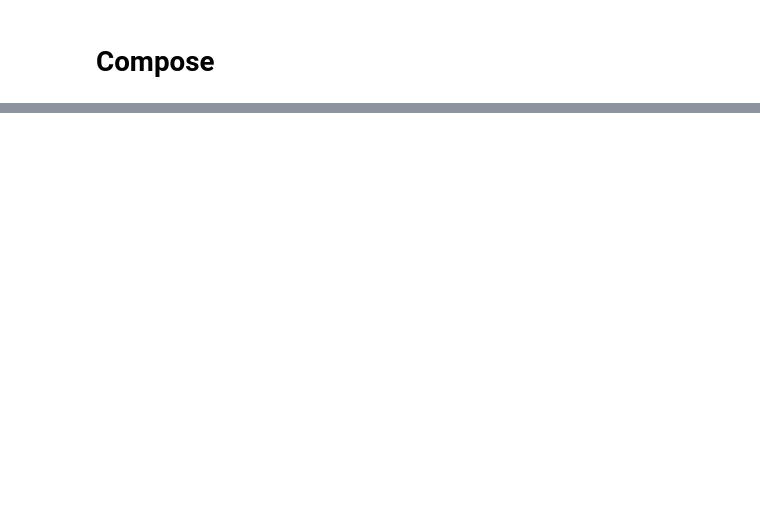
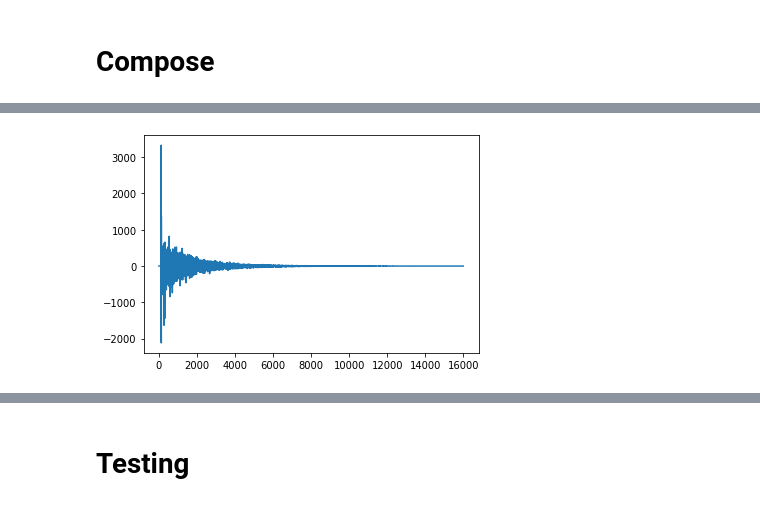
Before and after one commit to shangeth/wavencoder, a Jupyter notebook: examples/notebooks/wavencoder_transform.ipynb, the cells around one changed output, grey strips where cells are left out. Cells and saved outputs as stored; diff of their text form; code cells hidden in the pictures; blank space fills up the shorter version.

```diff
--- a/examples/notebooks/wavencoder_transform.ipynb
+++ b/examples/notebooks/wavencoder_transform.ipynb
@@ -116,0 +141,21 @@ random.random()
+# %%
+import os
+import scipy.io as io
+from scipy.io.wavfile import write
+
+ir_path = '/home/shangeth/Downloads/pySpeechRev/IR_examples'
+files = os.listdir(ir_path)
+
+for file in files:
+    data = io.loadmat(os.path.join(ir_path, file))['risp_imp']
+    write(os.path.join(ir_path, f"{file.split('.')[0]}.wav"), 16000, data)
+# %%
+
+
+npy = io.loadmat('/home/shangeth/Downloads/IR1_16.mat')['risp_imp']
+
+plt.plot(npy)
+plt.show()
+IPython.display.Audio(npy.reshape(-1), rate=16000)
+# %% [output]
+[figure, added]
@@ -116,0 +163,2 @@ random.random()
+# %% [markdown]
+# Testing
```
Also changed, not shown: parts of 12 cells of this notebook, 3 other files.
